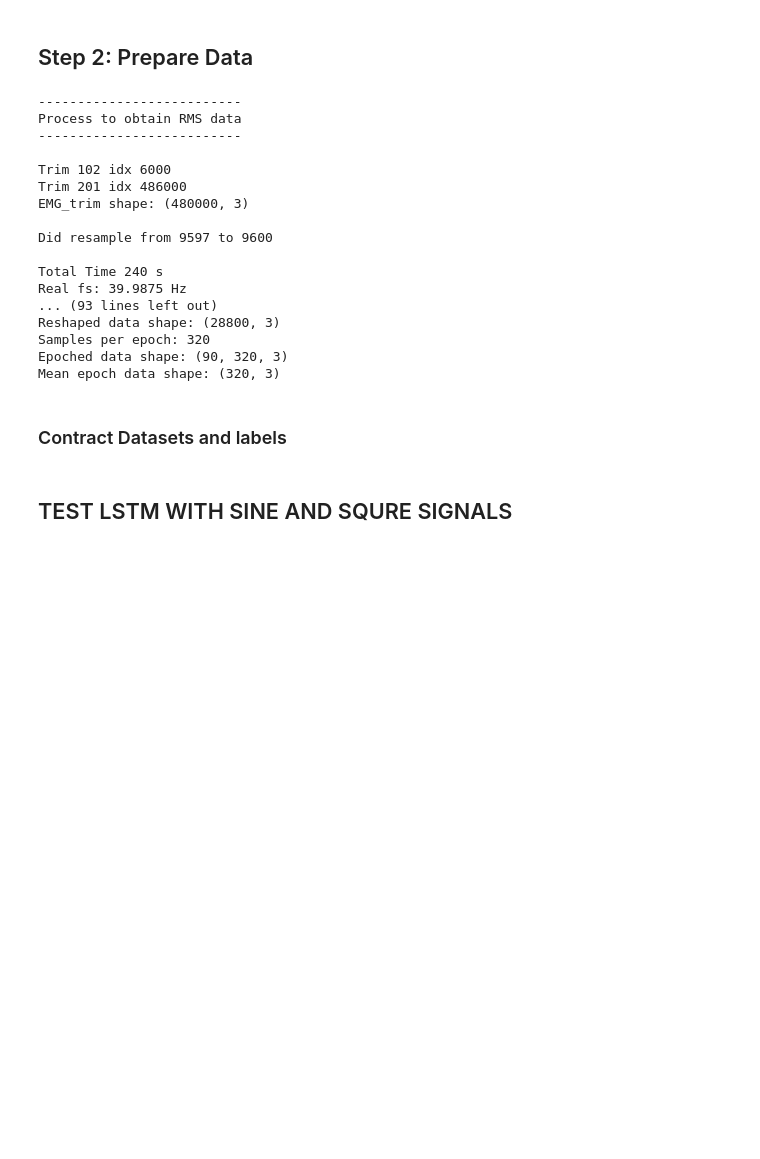
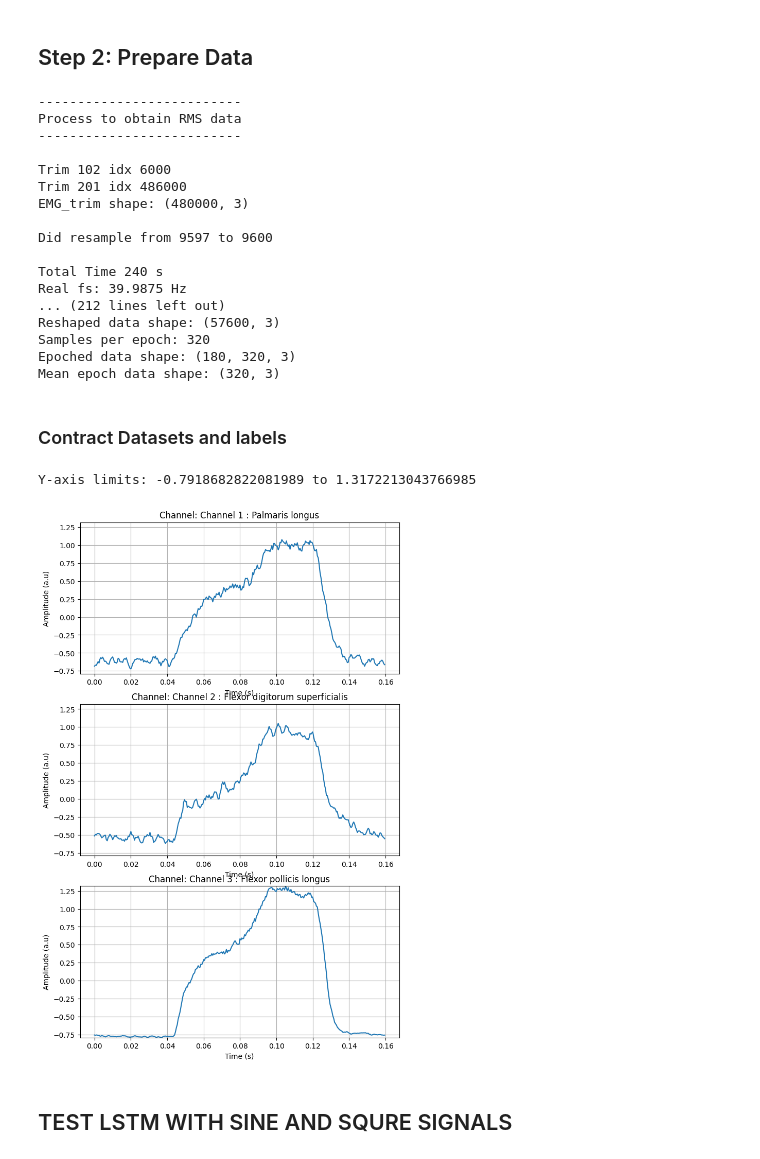
Before and after one commit to Bornholmersild/hybrid_bci, a Jupyter notebook: src/models/classification_platform.ipynb, the cells around one changed output. Drawn from its saved outputs; the diff is of its cells as text; code cells hidden in the pictures; blank space fills up the shorter version.

```diff
--- a/src/models/classification_platform.ipynb
+++ b/src/models/classification_platform.ipynb
@@ -278,14 +278,14 @@ EEG_thumb_files = load_ins.find_flex_files(
 )'''
 
 EMG_index_files = load_ins.find_flex_files(
-    subjects=["subject_1"],
+    subjects=["subject_0", "subject_1"],
     modality="EMG",
     fingers=["index"],
     prefix = 'flex'
 )
 
 EMG_thumb_files = load_ins.find_flex_files(
-    subjects=["subject_1"],
+    subjects=["subject_0", "subject_1"],
     modality="EMG",
     fingers=["thumb"],
     prefix = 'flex'
@@ -311,15 +311,15 @@ EMG_ins = EMG_preprocessing(fs = EMG_FREQ,
 
 
 
-EMG_index, EMG_index_epoch, EMG_index_epoch_mean = load_ins.load_datasets_EMG(
-    path_to_data_files = EMG_index_files[1:4],
+EMG_index, EMG_index_epoch, EMG_index_epoch_mean, total_epochs = load_ins.load_datasets_EMG(
+    path_to_data_files = EMG_index_files,
     preprocessing_func = EMG_ins.preprocessing_routine_rms,
     bandpass_lowcut = EMG_LOWCUT,
     bandpass_highcut = EMG_HIGHCUT,
     num_epochs = NUM_EPOCHS,
     trial_period = TRIAL_PERIOD)
 
-EMG_thumb, EMG_thumb_epoch, EMG_thumb_epoch_mean = load_ins.load_datasets_EMG(
+EMG_thumb, EMG_thumb_epoch, EMG_thumb_epoch_mean, total_epochs = load_ins.load_datasets_EMG(
     path_to_data_files = EMG_thumb_files,
     preprocessing_func = EMG_ins.preprocessing_routine_rms,
     bandpass_lowcut = EMG_LOWCUT,
@@ -329,8 +329,8 @@ EMG_thumb, EMG_thumb_epoch, EMG_thumb_epoch_mean = load_ins.load_datasets_EMG(
     sample_window = RMS_SAMPLING_WINDOW,
     window_stepsize = RMS_WINDOW_STEPSIZE)
 
-#EMG_index_epoch = EMG_index_epoch[:, 2*40 : 6*40, :].copy()
-#EMG_thumb_epoch = EMG_thumb_epoch[:, 2*40 : 6*40, :].copy()
+EMG_index_epoch = EMG_index_epoch[:, 2*40 : 6*40, :].copy()
+EMG_thumb_epoch = EMG_thumb_epoch[:, 2*40 : 6*40, :].copy()
 # %% [output]
 --------------------------
 Process to obtain RMS data
@@ -344,10 +344,10 @@ Did resample from 9597 to 9600
 
 Total Time 240 s
 Real fs: 39.9875 Hz
-... (93 lines left out)
-Reshaped data shape: (28800, 3)
+... (212 lines left out)
+Reshaped data shape: (57600, 3)
 Samples per epoch: 320
-Epoched data shape: (90, 320, 3)
+Epoched data shape: (180, 320, 3)
 Mean epoch data shape: (320, 3)
 # %% [markdown]
 ### Contract Datasets and labels
@@ -464,6 +464,11 @@ def plot_EMG_across_channels(EMG_mean_epoch, freq = 2000):
 
         axs[ch].set_ylim(y_min, y_max)
         axs[ch].grid()
+# %%
+plot_EMG_across_channels(EMG_thumb_epoch_mean, freq = 2000)
+# %% [output]
+Y-axis limits: -0.7918682822081989 to 1.3172213043766985
+[figure, added]
 # %% [markdown]
 ## TEST LSTM WITH SINE AND SQURE SIGNALS
 # %%
```
Also changed, not shown: parts of 9 cells of this notebook, 36 other files.
